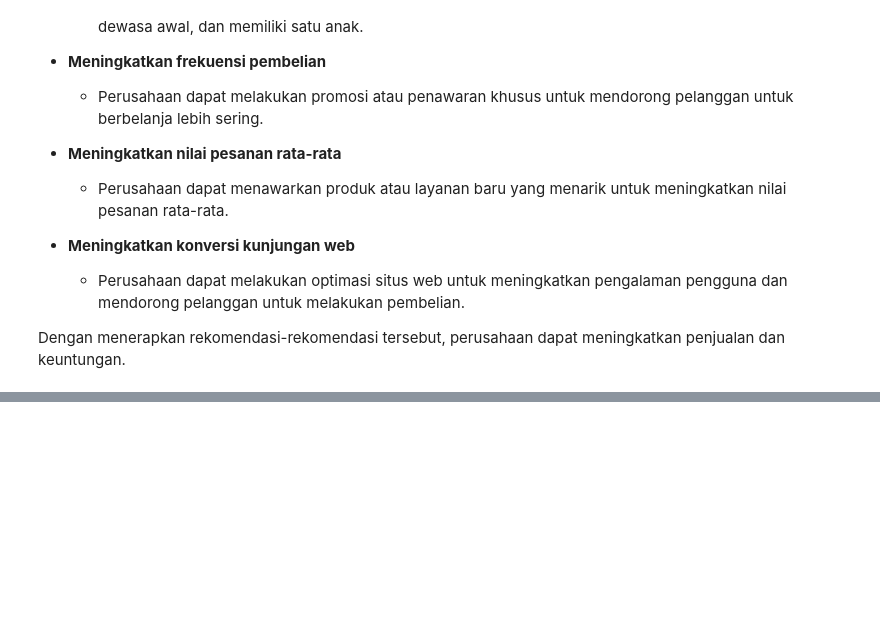
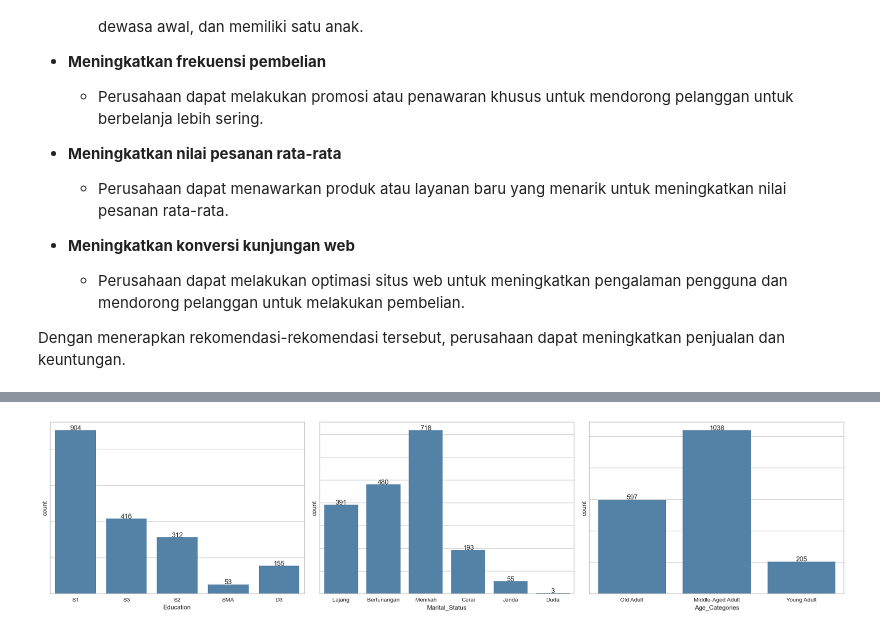
Before and after one commit to imalfunadam/Predict-Customer-Personality-to-Boost-Marketing-Campaign-by-Using-Machine-Learning, a Jupyter notebook: Predict Customer Personality.ipynb, the cells around one changed output, grey strips where cells are left out. Cells and saved outputs as stored; diff of their text form; code cells hidden in the pictures; blank space fills up the shorter version.

```diff
--- a/Predict Customer Personality.ipynb
+++ b/Predict Customer Personality.ipynb
@@ -463,0 +533,15 @@ Dengan menerapkan rekomendasi-rekomendasi tersebut, perusahaan dapat meningkatka
+# %%
+plt.figure(figsize=(20, 5))
+for i in range(0, len(cats)):
+    plt.subplot(1, 3, i+1)
+    ax = sns.countplot(x=df2[cats[i]], color='steelblue')
+
+    for a in ax.patches:
+        txt = np.round(a.get_height())
+        anot = txt.astype('int64')
+        ax.annotate(anot, (a.get_x()+a.get_width()/2, a.get_height()),
+                    ha='center', va='top', xytext=(0, 9), textcoords='offset points')
+    plt.tick_params(axis = 'y', which = 'both', left = False, right = False, labelleft = False)
+    plt.tight_layout()
+# %% [output]
+[figure, added]
```
Also changed, not shown: parts of 53 cells of this notebook.
